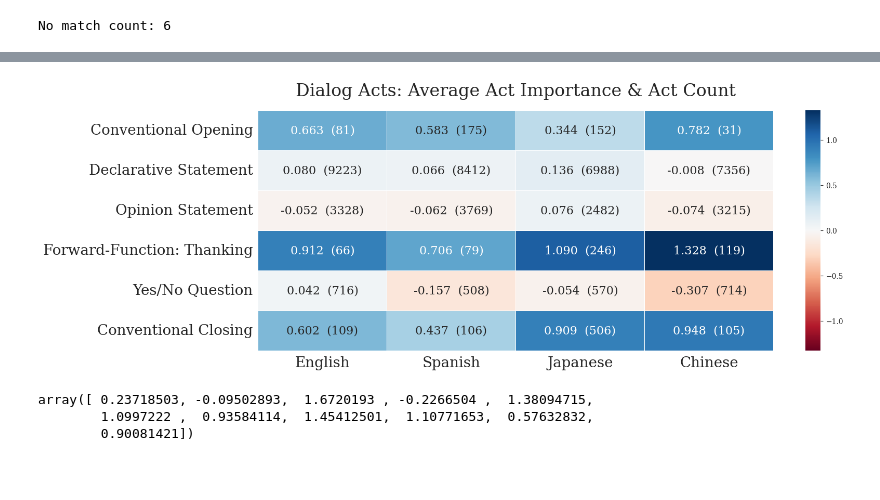
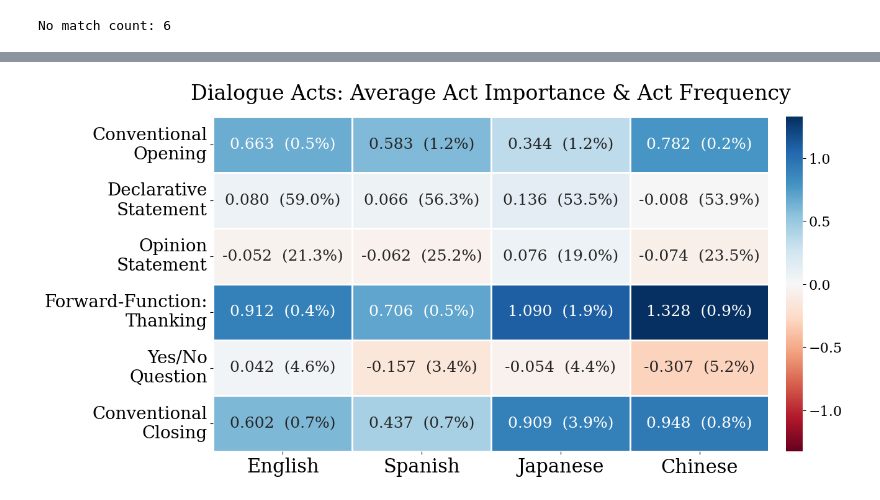
Before and after one commit to shreyahavaldar/multilingual_politeness, a Jupyter notebook: analysis/dialog_acts/dialog_mapping.ipynb, the cells around one changed output, grey strips where cells are left out. Saved outputs shown, nothing was run; the diff lists cells and outputs as text; code cells hidden in the pictures; blank space fills up the shorter version.

```diff
--- a/analysis/dialog_acts/dialog_mapping.ipynb
+++ b/analysis/dialog_acts/dialog_mapping.ipynb
@@ -223,6 +241,16 @@ dialog_act_labels = {
     "^q":  "Quoted material",
 }
 
+def relabel_dict(dictionary):
+    #rename keys to be more readable
+    new_dict = {}
+    for key in dictionary.keys():
+        if(key == "Summarize/Reformulate"): key_new = "Summarize/\nReformulate"
+        elif(key == "Declarative Yes/No Question"): key_new = "Declarative\nYes/No Question"
+        else: key_new = key.replace(" ", "\n")
+        new_dict[key_new] = dictionary[key]
+    return new_dict
+
 def get_dialog_mapping(shap_sent, dialog_labels):
     assert(len(shap_sent) == len(dialog_labels))
     shap_dialog_mapping = {}
@@ -321,49 +361,53 @@ keys_to_keep = ["fp", "sd", "sv", "ft", "qy",  "fc"]
 en_avg_trimmed = {dialog_act_labels[x]: en_avg_raw[x] for x in keys_to_keep}
 es_avg_trimmed = {dialog_act_labels[x]: es_avg_raw[x] for x in keys_to_keep}
 ja_avg_trimmed = {dialog_act_labels[x]: ja_avg_raw[x] for x in keys_to_keep}
 zh_avg_trimmed = {dialog_act_labels[x]: zh_avg_raw[x] for x in keys_to_keep}
 
 en_counts_trimmed = {dialog_act_labels[x]: en_counts_raw[x] for x in keys_to_keep}
 es_counts_trimmed = {dialog_act_labels[x]: es_counts_raw[x] for x in keys_to_keep}
 ja_counts_trimmed = {dialog_act_labels[x]: ja_counts_raw[x] for x in keys_to_keep}
 zh_counts_trimmed = {dialog_act_labels[x]: zh_counts_raw[x] for x in keys_to_keep}
 
 value_to_label_map = {}
 for key in en_avg_trimmed.keys():
     to_iterate = [en_avg_trimmed, es_avg_trimmed, ja_avg_trimmed, zh_avg_trimmed]
     counts_to_iterate = [en_counts_trimmed, es_counts_trimmed, ja_counts_trimmed, zh_counts_trimmed]
+    sen_length_to_iterate = [num_sent_en, num_sent_es, num_sent_ja, num_sent_zh]
     for idx, _ in enumerate(to_iterate):
         val = to_iterate[idx][key]
         count = counts_to_iterate[idx][key]
+        num_sent = sen_length_to_iterate[idx]
+        count_percent = count/num_sent * 100
         #format val to string with 3 sig figs
         val_string = "{:.3f}".format(val)
-        count_string = "{:.0f}".format(count)
+        count_string = "{:.1f}%".format(count_percent)
         label = val_string + "  (" + count_string + ")"
         value_to_label_map[val] = label
+
+en_avg_trimmed = relabel_dict(en_avg_trimmed)
+es_avg_trimmed = relabel_dict(es_avg_trimmed)
+ja_avg_trimmed = relabel_dict(ja_avg_trimmed)
+zh_avg_trimmed = relabel_dict(zh_avg_trimmed)
 
 df = pd.DataFrame([en_avg_trimmed, es_avg_trimmed, ja_avg_trimmed, zh_avg_trimmed],
                      index=["English", "Spanish", "Japanese", "Chinese"])
 
 labels = (df.T).applymap(lambda v: 'NA' if v == 0 else value_to_label_map[v])
 plt.rcParams['font.family'] = 'serif'
-plt.figure(figsize=(16, 6))
-plt.title("Dialog Acts: Average Act Importance & Act Count", fontsize=24, pad=20)
-sns.heatmap(df.T, annot=labels,
-            cmap="RdBu",
-            vmin=-np.max(df.max()) ,
-            vmax=np.max(df.max()),
-            annot_kws={"size": 16, 'verticalalignment': 'center', 'horizontalalignment': 'left'},
-            cbar_kws={'aspect': 16},
-            linewidths=0.5,
-            fmt = '')
-plt.xticks(fontsize=20)
+plt.figure(figsize=(14, 7))
+plt.title("Dialogue Acts: Average Act Importance & Act Frequency", fontsize=24, pad=20)
+ax = sns.heatmap(df.T, annot=labels,
+                cmap="RdBu",
+                vmin=-np.max(df.max()) ,
+                vmax=np.max(df.max()),
+                annot_kws={"size": 18, 'verticalalignment': 'center', 'horizontalalignment': 'left'},
+                cbar_kws={'aspect': 20, 'pad': 0.025},
+                linewidths=1,
+                fmt = '')
+cbar = ax.collections[0].colorbar
+cbar.ax.tick_params(labelsize=16)
+plt.xticks(fontsize=22)
 plt.yticks(fontsize=20)
 plt.show()
 # %% [output]
-[figure, old version]
+[figure, new version]
-# %%
-np.concatenate(shap_sent_en[0:4])
-# %% [output]
-array([ 0.23718503, -0.09502893,  1.6720193 , -0.2266504 ,  1.38094715,
-        1.0997222 ,  0.93584114,  1.45412501,  1.10771653,  0.57632832,
-        0.90081421])
```
Also changed, not shown: parts of 3 cells of this notebook, 3 other files.
